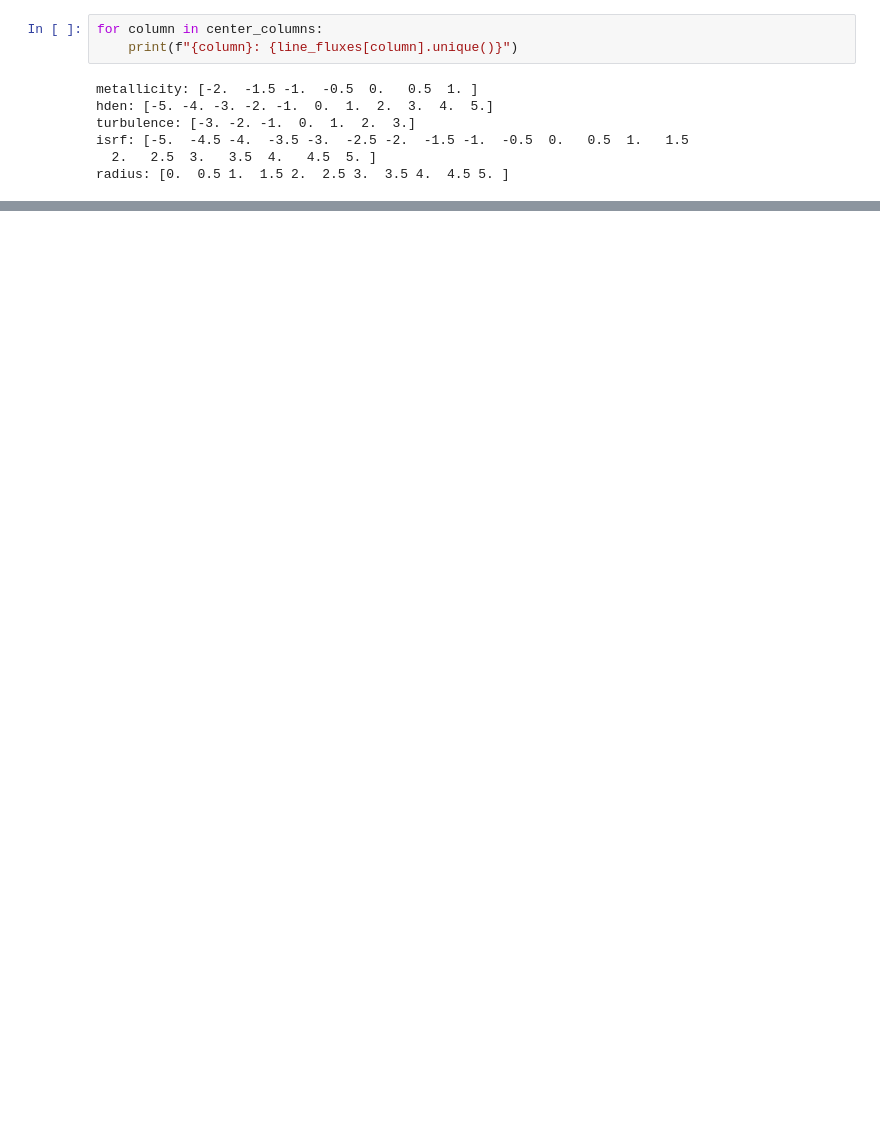
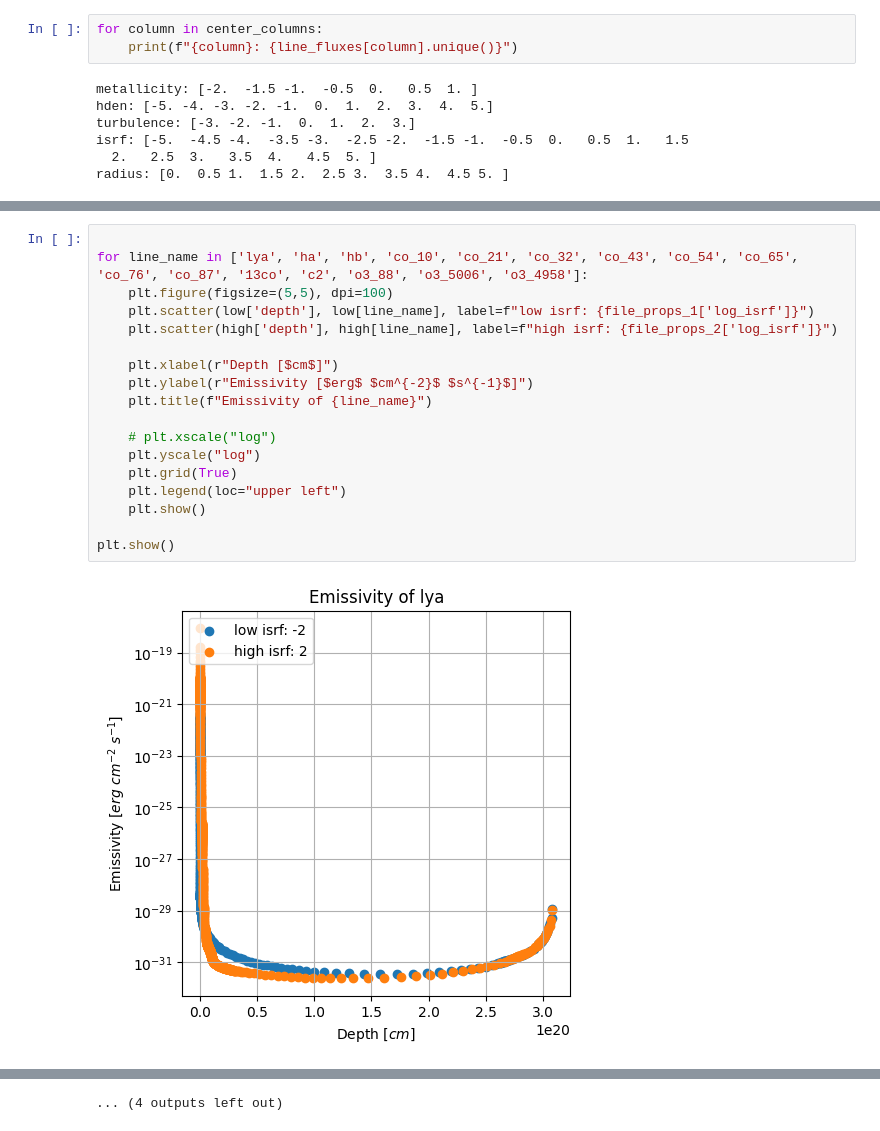
Before and after one commit to dtolgay/niagara_analyze_hden_metallicity_turbulence_isrf_radius, a Jupyter notebook: cloudy/same_run_with_different_isrf.ipynb, the cells around one changed output, grey strips where cells are left out. Cells and saved outputs as stored; diff of their text form; blank space fills up the shorter version.

```diff
--- a/cloudy/same_run_with_different_isrf.ipynb
+++ b/cloudy/same_run_with_different_isrf.ipynb
@@ -136,0 +141,20 @@ plt.show()
+# %%
+
+for line_name in ['lya', 'ha', 'hb', 'co_10', 'co_21', 'co_32', 'co_43', 'co_54', 'co_65', 'co_76', 'co_87', '13co', 'c2', 'o3_88', 'o3_5006', 'o3_4958']:
+    plt.figure(figsize=(5,5), dpi=100)
+    plt.scatter(low['depth'], low[line_name], label=f"low isrf: {file_props_1['log_isrf']}")
+    plt.scatter(high['depth'], high[line_name], label=f"high isrf: {file_props_2['log_isrf']}")
+
+    plt.xlabel(r"Depth [$cm$]")
+    plt.ylabel(r"Emissivity [$erg$ $cm^{-2}$ $s^{-1}$]")
+    plt.title(f"Emissivity of {line_name}")
+
+    # plt.xscale("log")
+    plt.yscale("log")
+    plt.grid(True)
+    plt.legend(loc="upper left")
+    plt.show()
+
+plt.show()
+# %% [output]
+[figure, added]
@@ -137,3 +172,4 @@ plt.show()
+... (4 outputs left out)
 # %%
 # Print the calculated flux values
 def find_indices_of_the_run(line_fluxes, file_props):
```
Also changed, not shown: parts of 8 cells of this notebook, 48 other files.
